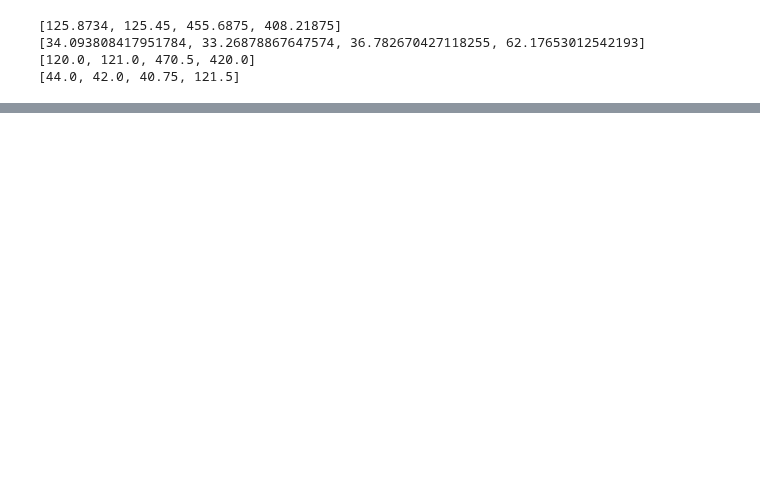
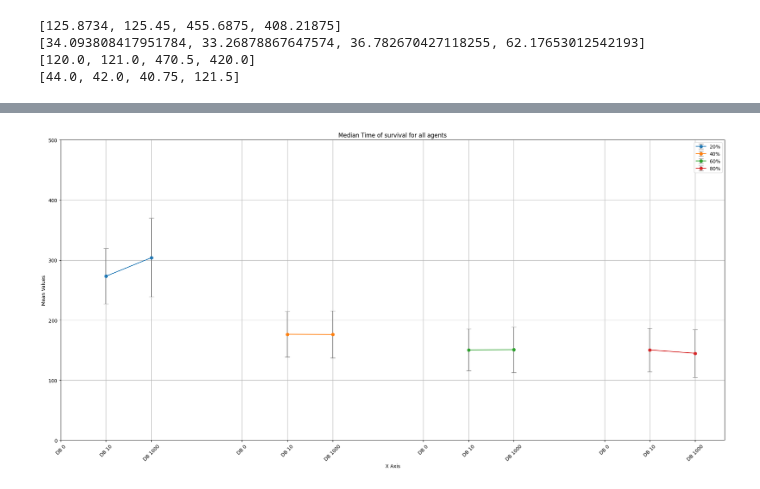
Before and after one commit to maymac00/MAEGG_IPPO, a Jupyter notebook: t2s.ipynb, the cells around one changed output, grey strips where cells are left out. Drawn from its saved outputs; the diff is of its cells as text; code cells hidden in the pictures; blank space fills up the shorter version.

```diff
--- a/t2s.ipynb
+++ b/t2s.ipynb
@@ -108,0 +119,9 @@ array([122.17, 113.82, 213.94, 241.83, 200.69])
+# %%
+# Plot each group with error bars
+plt.figure(figsize=(20, 10))
+
+plot_errorbar(meds, iqr, title='Median Time of survival for all agents')
+
+plt.show()
+# %% [output]
+[figure, added]
```
Also changed, not shown: parts of 7 cells of this notebook, 9 other files.
